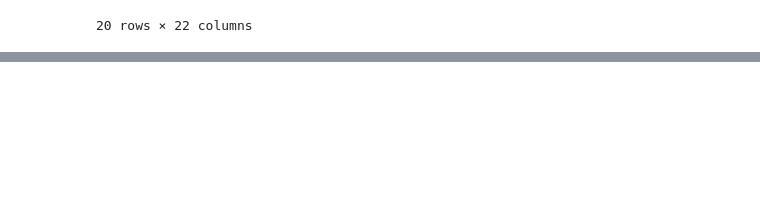
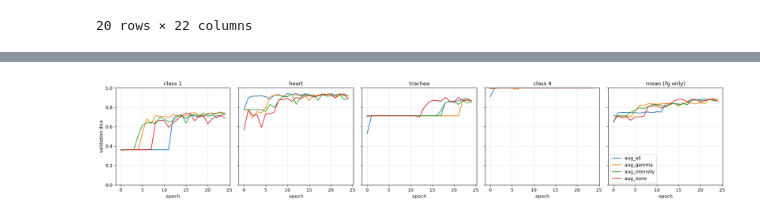
Before and after one commit to sam-ts-h/ai4mi_project_group13, a Jupyter notebook: pre_processing.ipynb, the cells around one changed output, grey strips where cells are left out. Saved outputs shown, nothing was run; the diff lists cells and outputs as text; code cells hidden in the pictures; blank space fills up the shorter version.

```diff
--- a/pre_processing.ipynb
+++ b/pre_processing.ipynb
@@ -304,3 +302,34 @@ df.
 # aus den ergebnissen kann ich ableiten wie meine daten vorliegen und was ich anpassen muss um sie verarbeitbar zu machen. das ist dann meine pre_processing.py
 
 # was war der "fehler" den er eingebaut hat; irgendwas hatte er in der lecture erwähnt, ich habs leider vergessen
+# %%
+import numpy as np, matplotlib.pyplot as plt
+from pathlib import Path
+
+results = Path("results")
+names = {1: "class 1", 2: "heart", 3: "trachea", 4: "class 4"}
+
+fig, axes = plt.subplots(1, len(names) + 1, figsize=(4 * (len(names) + 1), 4), sharey=True)
+
+for run_dir in sorted(results.iterdir()):
+    if not run_dir.is_dir():
+        continue
+    d = np.load(run_dir / "dice_val.npy")       # (E, n_samples, K)
+    d = d[d.any(axis=(1, 2))]                   # drop unfilled epochs
+
+    for ax, k in zip(axes, names):
+        ax.plot(d[:, :, k].mean(axis=1), label=run_dir.name)
+
+    axes[-1].plot(d[:, :, 1:].mean(axis=(1, 2)), label=run_dir.name)
+
+for ax, name in zip(axes, list(names.values()) + ["mean (fg only)"]):
+    ax.set_title(name)
+    ax.set_xlabel("epoch")
+    ax.grid(alpha=0.3)
+
+axes[0].set_ylabel("validation dice")
+axes[0].set_ylim(0, 1)
+axes[-1].legend()
+fig.tight_layout()
+# %% [output]
+[figure, added]
```
Also changed, not shown: parts of 1 cell of this notebook.
